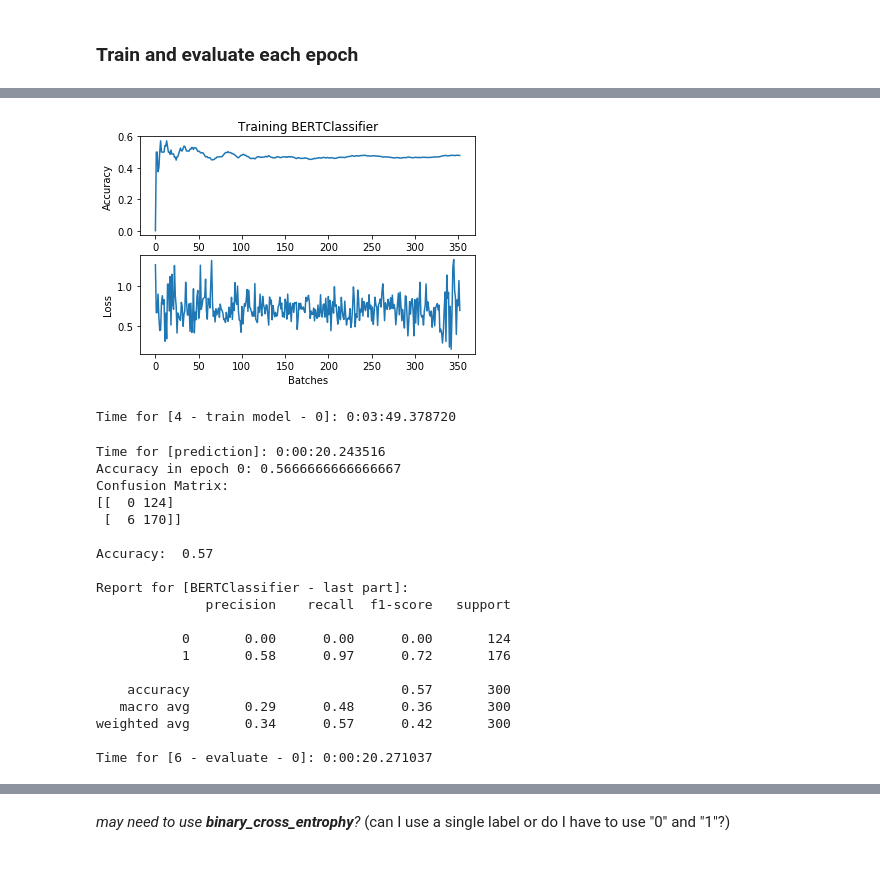
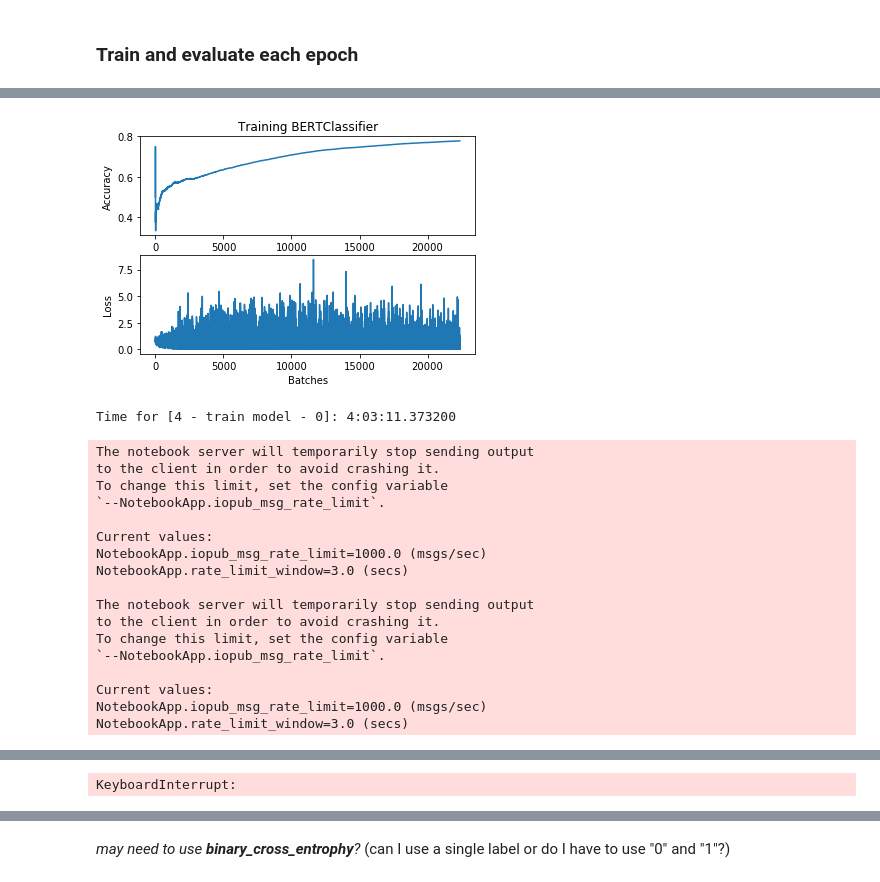
Before and after one commit to webis-de/SAMESIDE-19, a Jupyter notebook: same-side-classification-bert-BCE-prolog+epilog.ipynb, the cells around one changed output, grey strips where cells are left out. Saved outputs shown, nothing was run; the diff lists cells and outputs as text; code cells hidden in the pictures.

Commit message:
86% (?) with prolog + epilog of sentences, needs double the amount for model in memory ... (4hrs per epoch), no clear advantage?

```diff
--- a/same-side-classification-bert-BCE-prolog+epilog.ipynb
+++ b/same-side-classification-bert-BCE-prolog+epilog.ipynb
@@ -879,7 +879,7 @@ def report_training_results(y_test, y_pred, name=None, heatmap=True):
 # %% [markdown]
 ### Within topic - Training and evaluating model
 # %%
-within_traindev_df = within_traindev_df[:1000]
+#within_traindev_df = within_traindev_df[:1000]
 # %%
 # 1. Getting train and dev data
 with Timer("1 - test/train split"):
@@ -983,8 +965,8 @@ Time for [5 - prepare eval data]: 0:00:00.105086
 # %%
 with Timer("6 - evaluate"):
     # model.load_parameters("data/same-side-classification/within-topic/bert.model.params", ctx=ctx)
-    model.load_parameters("data/bert.model.params", ctx=ctx)
-    all_predictions, cum_loss = predict(model, data_dev, ctx, metric, loss_function)
+    # model.load_parameters("data/bert.model.params", ctx=ctx)
+    all_predictions, cum_loss = predict(model, data_dev, ctx, metric, loss_function, batch_size=32)
     print("Accuracy:", metric.get()[1])
 
     y_true, y_pred = predict_out_to_ys(all_predictions, all_labels)
@@ -992,7 +995,7 @@ with Timer("6 - evaluate"):
 # %% [markdown]
 ### Train and evaluate each epoch
 # %%
-for epoch_id in range(1):
+for epoch_id in range(3):
     with Timer("4 - train model - {}".format(epoch_id)):
         # stats = train(model, data_train, ctx, metric, loss_function, batch_size=32, lr=5e-6, num_epochs=epoch_id + 1)
         stats = train(model, data_train, ctx, metric, loss_function, batch_size=2, lr=5e-6, num_epochs=epoch_id + 1)  # seq_len: 512
@@ -1000,7 +1003,7 @@ for epoch_id in range(1):
 
     with Timer("6 - evaluate - {}".format(epoch_id)):
         # all_predictions, cum_loss = predict(model, data_dev, ctx, metric, loss_function)
-        all_predictions, cum_loss = predict(model, data_dev, ctx, metric, loss_function, batch_size=6)  # seq_len: 512
+        all_predictions, cum_loss = predict(model, data_dev, ctx, metric, loss_function, batch_size=2)  # seq_len: 512
         print("Accuracy in epoch {}:".format(epoch_id), metric.get()[1])
         y_true, y_pred = predict_out_to_ys(all_predictions, all_labels)
         report_training_results(y_true, y_pred, name="BERTClassifier - last part", heatmap=False)
@@ -1027,21 +1030,19 @@ Time for [training]: 0:03:46.275557
-[figure, old version]
+[figure, new version]
-Time for [4 - train model - 0]: 0:03:49.378720
+Time for [4 - train model - 0]: 4:03:11.373200
-Time for [prediction]: 0:00:20.243516
-Accuracy in epoch 0: 0.5666666666666667
-Confusion Matrix:
-[[  0 124]
- [  6 170]]
+The notebook server will temporarily stop sending output
+to the client in order to avoid crashing it.
+To change this limit, set the config variable
+`--NotebookApp.iopub_msg_rate_limit`.
 
-Accuracy:  0.57
+Current values:
+NotebookApp.iopub_msg_rate_limit=1000.0 (msgs/sec)
+NotebookApp.rate_limit_window=3.0 (secs)
 
-Report for [BERTClassifier - last part]:
-              precision    recall  f1-score   support
+The notebook server will temporarily stop sending output
+to the client in order to avoid crashing it.
+To change this limit, set the config variable
+`--NotebookApp.iopub_msg_rate_limit`.
 
-           0       0.00      0.00      0.00       124
-           1       0.58      0.97      0.72       176
-
-    accuracy                           0.57       300
-   macro avg       0.29      0.48      0.36       300
-weighted avg       0.34      0.57      0.42       300
-
-Time for [6 - evaluate - 0]: 0:00:20.271037
+Current values:
+NotebookApp.iopub_msg_rate_limit=1000.0 (msgs/sec)
+NotebookApp.rate_limit_window=3.0 (secs)
@@ -1047,0 +1058 @@ Time for [6 - evaluate - 0]: 0:00:20.271037
+KeyboardInterrupt:
```
Also changed, not shown: parts of 11 cells of this notebook.
